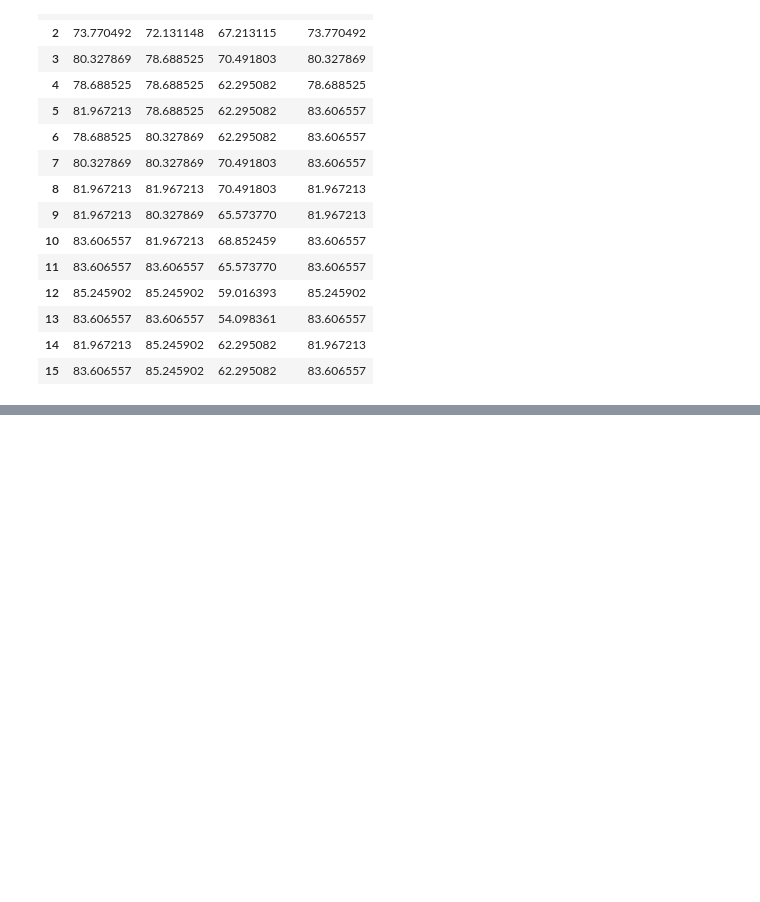
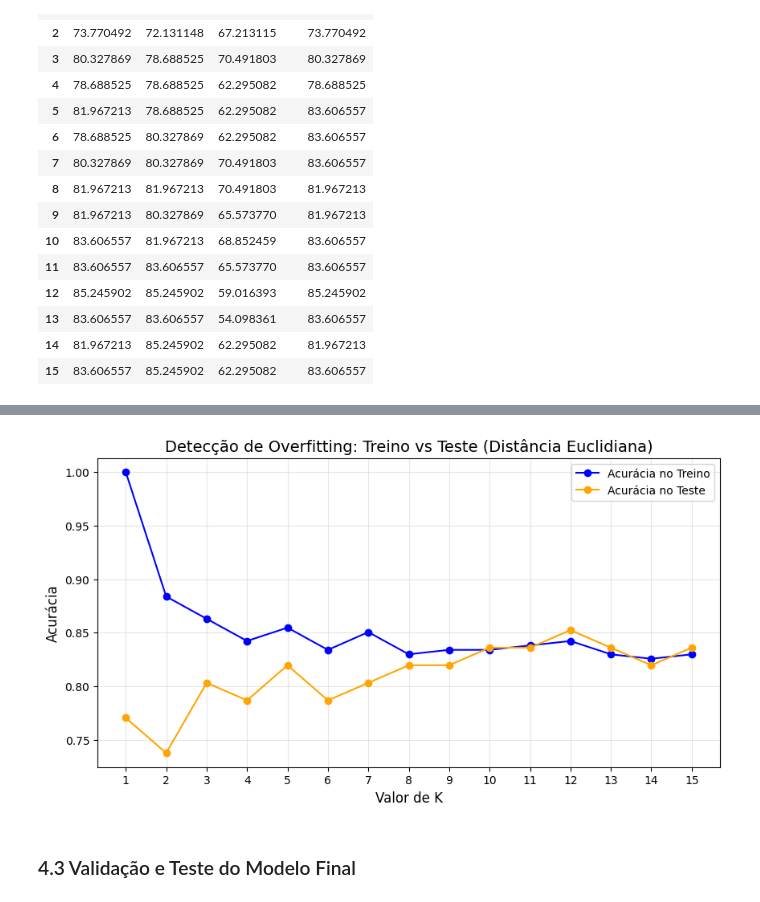
Before and after one commit to intghp/algoritmo_knn, a Jupyter notebook: algoritmo_knn.ipynb, the cells around one changed output, grey strips where cells are left out. Cells and saved outputs as stored; diff of their text form; code cells hidden in the pictures; blank space fills up the shorter version.

```diff
--- a/algoritmo_knn.ipynb
+++ b/algoritmo_knn.ipynb
@@ -371,0 +475,33 @@ display(df_resultados * 100)
+# %%
+k_valores = range(1, 16)
+acuracia_treino = []
+acuracia_teste = []
+
+for k in k_valores:
+    knn = KNeighborsClassifier(n_neighbors=k, metric='euclidean')
+    knn.fit(X_treino, y_treino)
+
+    # 1. Avaliando os dados de TREINO
+    pred_treino = knn.predict(X_treino)
+    acuracia_treino.append(accuracy_score(y_treino, pred_treino))
+
+    # 2. Avaliando os dados de TESTE
+    pred_teste = knn.predict(X_teste)
+    acuracia_teste.append(accuracy_score(y_teste, pred_teste))
+
+# Plotando o gráfico comparativo
+plt.figure(figsize=(10, 5))
+plt.plot(k_valores, acuracia_treino, marker='o', label='Acurácia no Treino', color='blue')
+plt.plot(k_valores, acuracia_teste, marker='o', label='Acurácia no Teste', color='orange')
+
+plt.title('Detecção de Overfitting: Treino vs Teste (Distância Euclidiana)', fontsize=14)
+plt.xlabel('Valor de K', fontsize=12)
+plt.ylabel('Acurácia', fontsize=12)
+plt.xticks(k_valores)
+plt.legend()
+plt.grid(True, alpha=0.3)
+plt.show()
+# %% [output]
+[figure, added]
+# %% [markdown]
+### 4.3 Validação e Teste do Modelo Final
```
Also changed, not shown: parts of 52 cells of this notebook.
